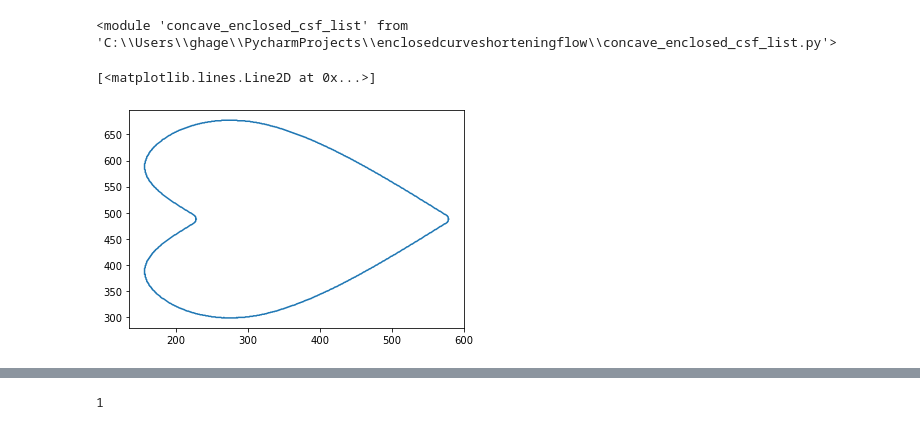
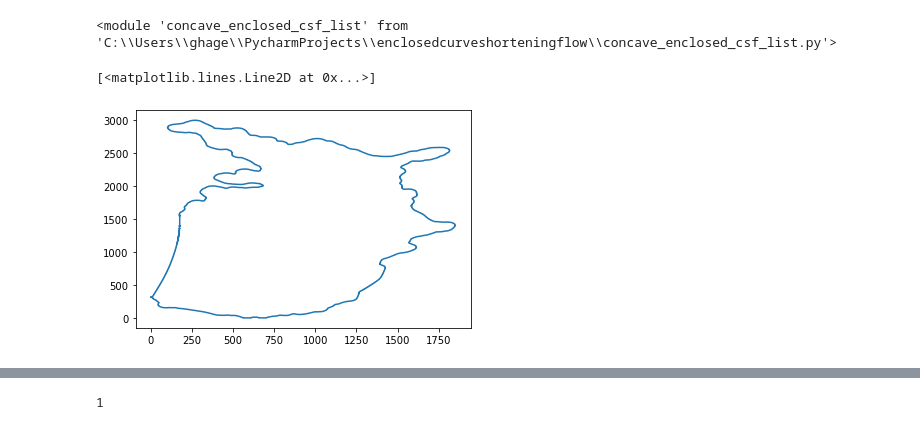
Before and after one commit to ghager93/convexcurveshortening, a Jupyter notebook: oop_test.ipynb, the cells around one changed output, grey strips where cells are left out. Drawn from its saved outputs; the diff is of its cells as text; code cells hidden in the pictures.

```diff
--- a/oop_test.ipynb
+++ b/oop_test.ipynb
@@ -13,10 +13,12 @@ importlib.reload(concave_enclosed_csf_list)
 <module 'concave_enclosed_csf_list' from 'C:\\Users\\ghage\\PycharmProjects\\enclosedcurveshorteningflow\\concave_enclosed_csf_list.py'>
 # %%
 im = _image_processing.load_image(r"C:/Users/ghage/PycharmProjects/morphoscale/lib/polygon_test_shapes/heart.bmp")
+im = _image_processing.load_image(
+    r"C:/Users/ghage/PycharmProjects/enclosedcurveshorteningflow/lib/silhouettes/opened/united-states-silhouette.jpg")
 im = _image_processing.smooth_image(im, 10)
 curve = _image_curve.ImageCurve(im).curve()
 plt.plot(*curve.transpose())
 # %% [output]
 [<matplotlib.lines.Line2D at 0x...>]
-[figure, old version]
+[figure, new version]
 # %%
```
Also changed, not shown: parts of 4 cells of this notebook, 2 other files.
